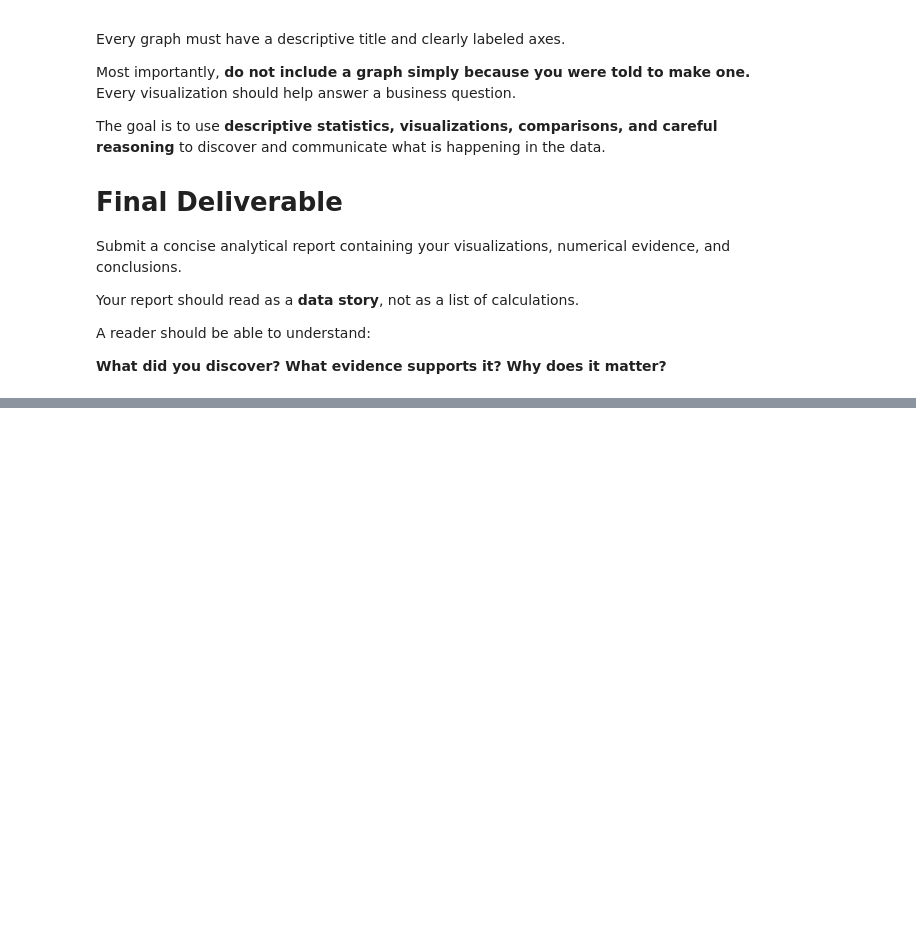
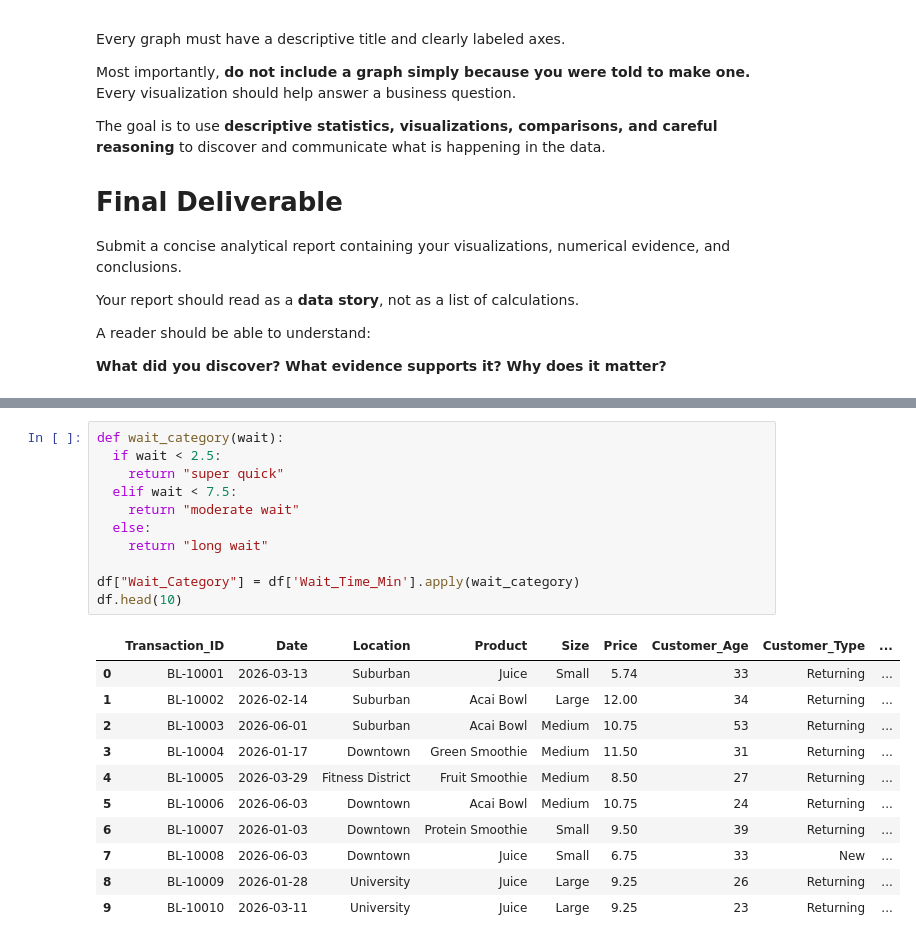
Before and after one commit to mikechechelnitsky-cpu/APStatsDS27, a Jupyter notebook: BlendLab.ipynb, the cells around one changed output, grey strips where cells are left out. Drawn from its saved outputs; the diff is of its cells as text; blank space fills up the shorter version.

```diff
--- a/BlendLab.ipynb
+++ b/BlendLab.ipynb
@@ -206,0 +268,23 @@ df.head()
+# %%
+def wait_category(wait):
+  if wait < 2.5:
+    return "super quick"
+  elif wait < 7.5:
+    return "moderate wait"
+  else:
+    return "long wait"
+
+df["Wait_Category"] = df['Wait_Time_Min'].apply(wait_category)
+df.head(10)
+# %% [output]
+|  | Transaction_ID | Date | Location | Product | Size | Price | Customer_Age | Customer_Type | ... |
+| 0 | BL-10001 | 2026-03-13 | Suburban | Juice | Small | 5.74 | 33 | Returning | ... |
+| 1 | BL-10002 | 2026-02-14 | Suburban | Acai Bowl | Large | 12.00 | 34 | Returning | ... |
+| 2 | BL-10003 | 2026-06-01 | Suburban | Acai Bowl | Medium | 10.75 | 53 | Returning | ... |
+| 3 | BL-10004 | 2026-01-17 | Downtown | Green Smoothie | Medium | 11.50 | 31 | Returning | ... |
+| 4 | BL-10005 | 2026-03-29 | Fitness District | Fruit Smoothie | Medium | 8.50 | 27 | Returning | ... |
+| 5 | BL-10006 | 2026-06-03 | Downtown | Acai Bowl | Medium | 10.75 | 24 | Returning | ... |
+| 6 | BL-10007 | 2026-01-03 | Downtown | Protein Smoothie | Small | 9.50 | 39 | Returning | ... |
+| 7 | BL-10008 | 2026-06-03 | Downtown | Juice | Small | 6.75 | 33 | New | ... |
+| 8 | BL-10009 | 2026-01-28 | University | Juice | Large | 9.25 | 26 | Returning | ... |
+| 9 | BL-10010 | 2026-03-11 | University | Juice | Large | 9.25 | 23 | Returning | ... |
```
Also changed, not shown: parts of 8 cells of this notebook.
